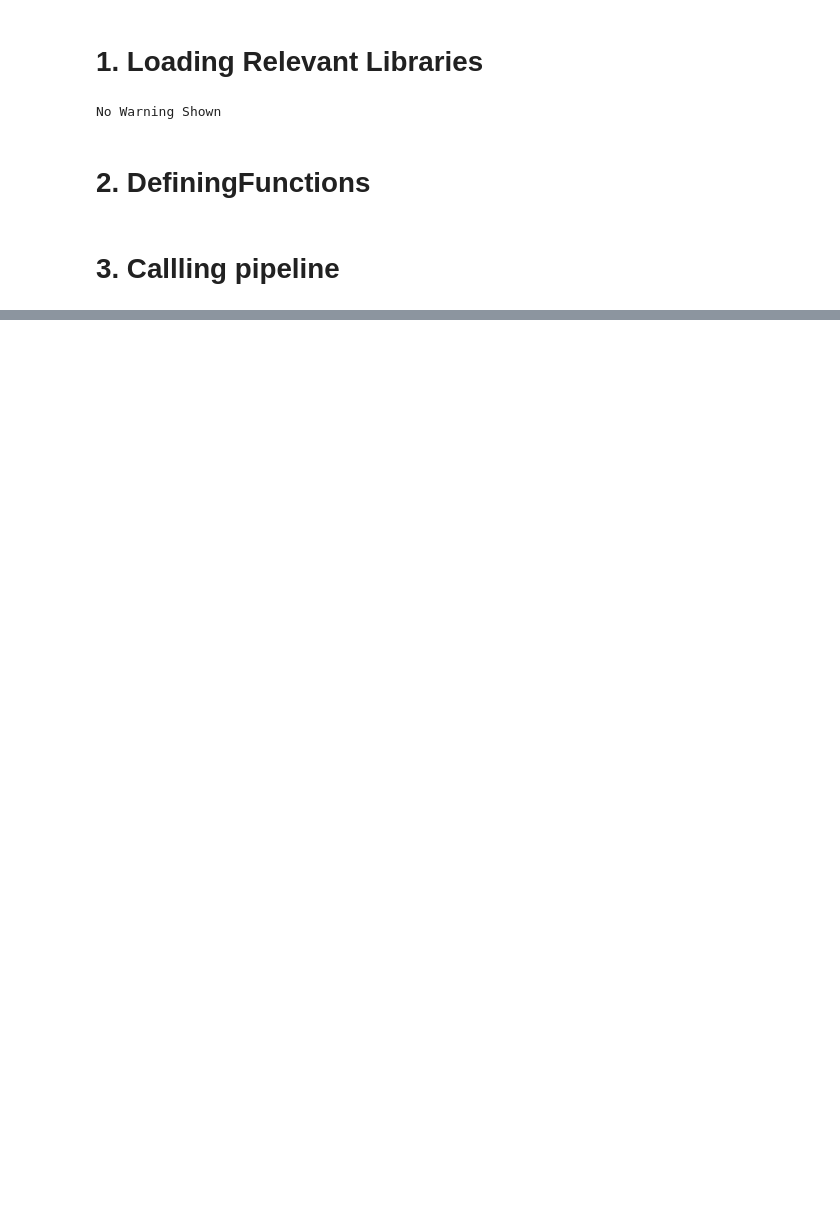
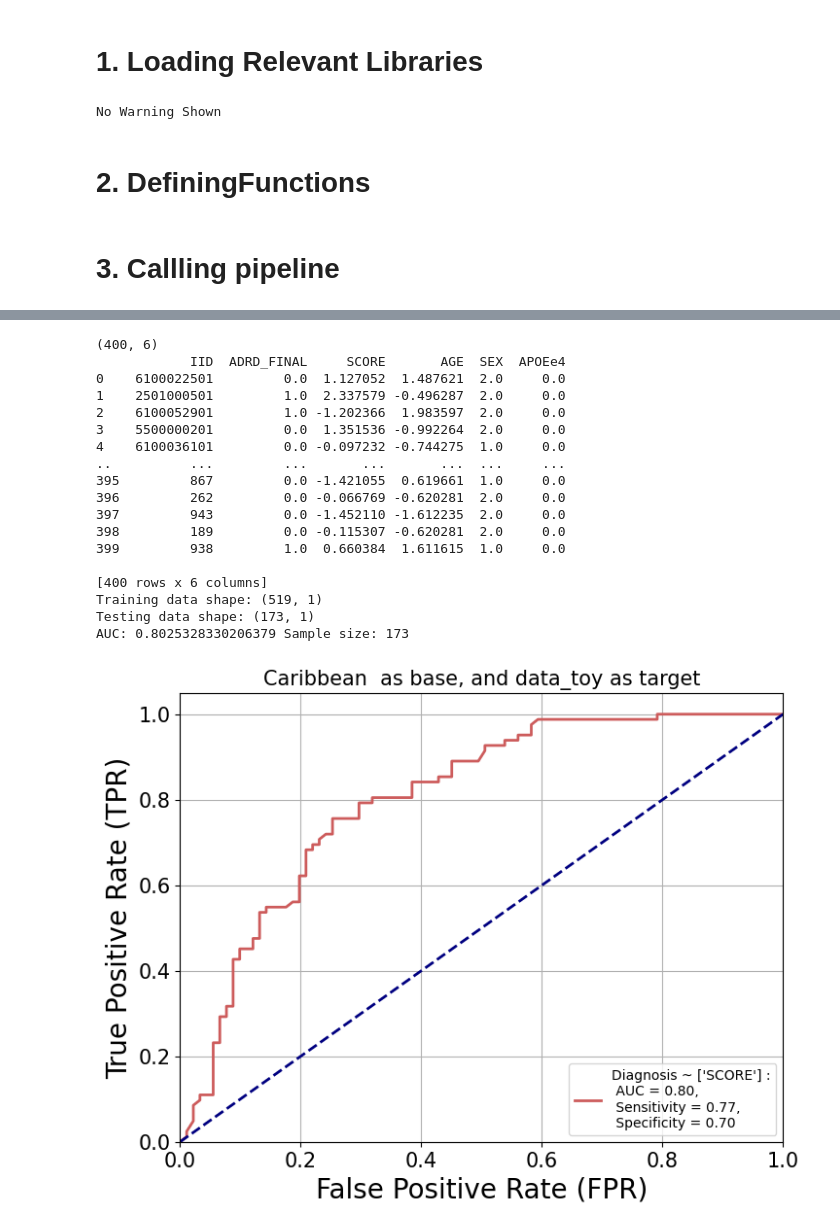
Before and after one commit to bciezah1/Machine_Learning_algorithms, a Jupyter notebook: codes/random_forest_pipeline.ipynb, the cells around one changed output, grey strips where cells are left out. Saved outputs shown, nothing was run; the diff lists cells and outputs as text; code cells hidden in the pictures; blank space fills up the shorter version.

Commit message:
random forest pipeline ready to use

```diff
--- a/codes/random_forest_pipeline.ipynb
+++ b/codes/random_forest_pipeline.ipynb
@@ -93,23 +80,6 @@ def merging_pheno_and_prs_per_cohort(df_pheno, df_prs):
 
     # Return the cleaned and merged dataframe
     return df
-# %%
-# normalization
-def zscore(x):
-    return (x - x.mean()) / x.std()
-
-# mergin pheno and prs
-def merging_pheno_and_prs_per_cohort(df_pheno,df_prs):
-
-    df = df_prs.merge(df_pheno, on='IID')
-    df = df.rename(columns={'PRS':'SCORE'})
-    df = df.rename(columns={'ADRD':'ADRD_FINAL'})
-
-    df = df[['IID','ADRD_FINAL','SCORE','AGE','SEX','APOEe4']]
-    df = df.dropna()
-    df
-    print(df.shape)
-    return df
 # %%
 def load_data(cohort, path):
     """
@@ -376,0 +341,59 @@ Name: AGE, Length: 400, dtype: float64
+# %%
+# Global variables
+list_cohorts = ['data_toy']  # List of cohort datasets to be processed
+path = "../data/"  # Path to the folder containing the cohort data files
+base = "Caribbean "  # Base cohort name for labeling the plot
+
+# Iterate through the list of cohorts
+for cohort in list_cohorts:
+    # Load the data for the current cohort
+    df_ready = load_data(cohort, path)
+
+    # Initialize lists to store results for each cohort
+    list_auc_all_cohorts_rf = []  # List to store AUC values for the cohort
+    all_cohort_list_mean_auc_rf = []  # List to store mean AUC values for the cohort
+    all_cohort_list_std_auc_rf = []  # List to store AUC confidence intervals for the cohort
+    all_auc_sign_list_rf = []  # List to store AUC sample sizes and AUC values for further analysis
+
+    # Train a logistic regression model, plot the ROC curve, and collect metrics
+    fpr, tpr, model, list_auc, list_mean_auc, list_std_err_auc, auc_sign_list = train_and_plot_roc_using_rf(
+        df_ready, cohort, base, [['SCORE']]
+    )
+
+    # Append the results for this cohort to the initialized lists
+    list_auc_all_cohorts_rf.append(list_auc)  # Append the AUC values
+    all_cohort_list_mean_auc_rf.append(list_mean_auc)  # Append the mean AUC values
+    all_cohort_list_std_auc_rf.append(list_std_err_auc)  # Append the standard error/confidence interval of AUC
+    all_auc_sign_list_rf.append(auc_sign_list)  # Append sample size and AUC values
+
+    # Format the output by creating DataFrames for easier analysis
+    # Create a DataFrame to store the mean AUC for all cohorts
+    df_mean = pd.DataFrame(all_cohort_list_mean_auc_rf, columns=['mean'])
+
+    # Create a DataFrame for the confidence intervals by flattening the list and selecting CI values
+    df_ci = pd.DataFrame([item[0] for item in all_cohort_list_std_auc_rf], columns=['lower_ci', 'upper_ci'])
+
+    # Concatenate the mean AUC and confidence interval DataFrames into a single DataFrame
+    df = pd.concat([df_mean, df_ci], axis=1)
+
+    # Now, df contains the mean AUC, lower confidence interval, and upper confidence interval for the cohort
+# %% [output]
+(400, 6)
+            IID  ADRD_FINAL     SCORE       AGE  SEX  APOEe4
+0    6100022501         0.0  1.127052  1.487621  2.0     0.0
+1    2501000501         1.0  2.337579 -0.496287  2.0     0.0
+2    6100052901         1.0 -1.202366  1.983597  2.0     0.0
+3    5500000201         0.0  1.351536 -0.992264  2.0     0.0
+4    6100036101         0.0 -0.097232 -0.744275  1.0     0.0
+..          ...         ...       ...       ...  ...     ...
+395         867         0.0 -1.421055  0.619661  1.0     0.0
+396         262         0.0 -0.066769 -0.620281  2.0     0.0
+397         943         0.0 -1.452110 -1.612235  2.0     0.0
+398         189         0.0 -0.115307 -0.620281  2.0     0.0
+399         938         1.0  0.660384  1.611615  1.0     0.0
+
+[400 rows x 6 columns]
+Training data shape: (519, 1)
+Testing data shape: (173, 1)
+AUC: 0.8025328330206379 Sample size: 173
+[figure, added]
```
Also changed, not shown: parts of 8 cells of this notebook.
